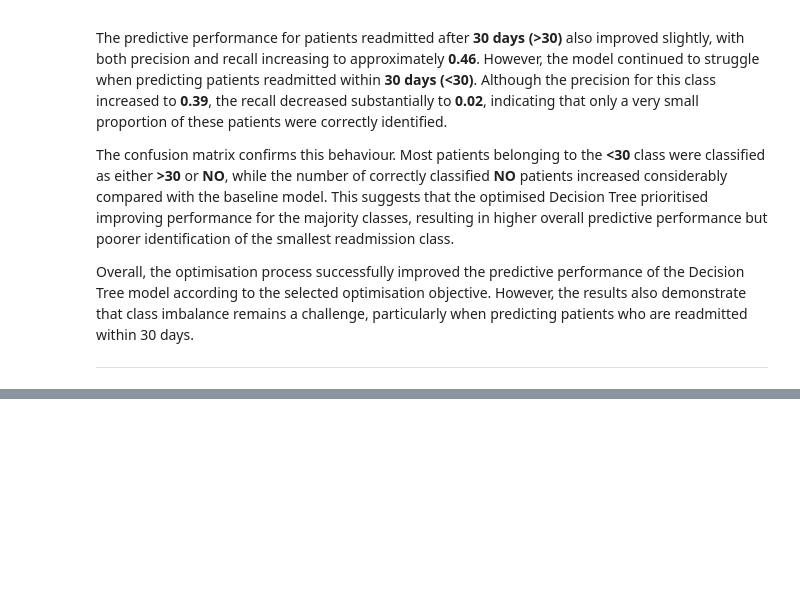
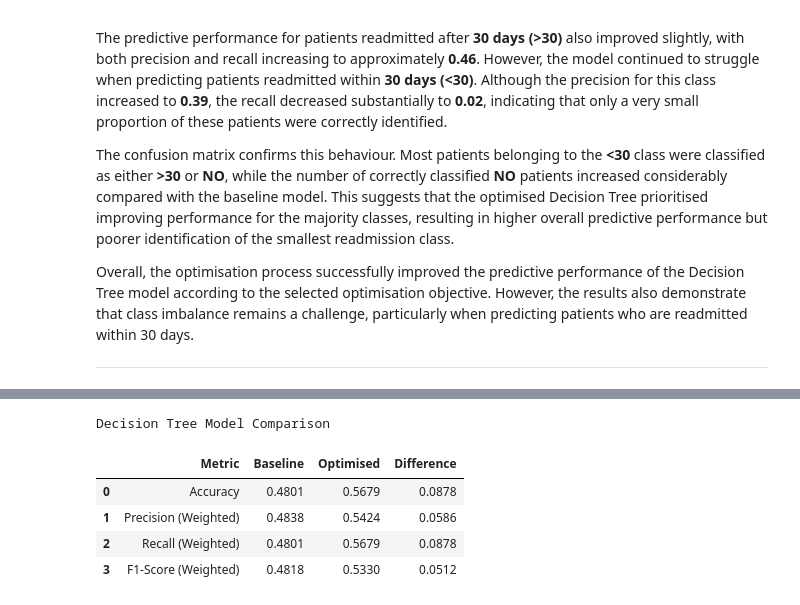
Before and after one commit to ajay-nagpal/Hospital-Readmission-Prediction, a Jupyter notebook: hospital_readmission.ipynb, the cells around one changed output, grey strips where cells are left out. Cells and saved outputs as stored; diff of their text form; code cells hidden in the pictures; blank space fills up the shorter version.

```diff
--- a/hospital_readmission.ipynb
+++ b/hospital_readmission.ipynb
@@ -5675,0 +5682,18 @@ Overall, the optimisation process successfully improved the predictive performan
+# %%
+# Compare the Baseline and Optimised
+# Decision Tree Models
+decision_tree_comparison = (
+    compare_classification_models(
+
+        baseline_metrics=baseline_decision_tree_metrics,
+        optimised_metrics=optimised_decision_tree_metrics,
+        model_name="Decision Tree"
+    )
+)
+# %% [output]
+Decision Tree Model Comparison
+|  | Metric | Baseline | Optimised | Difference |
+| 0 | Accuracy | 0.4801 | 0.5679 | 0.0878 |
+| 1 | Precision (Weighted) | 0.4838 | 0.5424 | 0.0586 |
+| 2 | Recall (Weighted) | 0.4801 | 0.5679 | 0.0878 |
+| 3 | F1-Score (Weighted) | 0.4818 | 0.5330 | 0.0512 |
```
Also changed, not shown: parts of 13 cells of this notebook.
